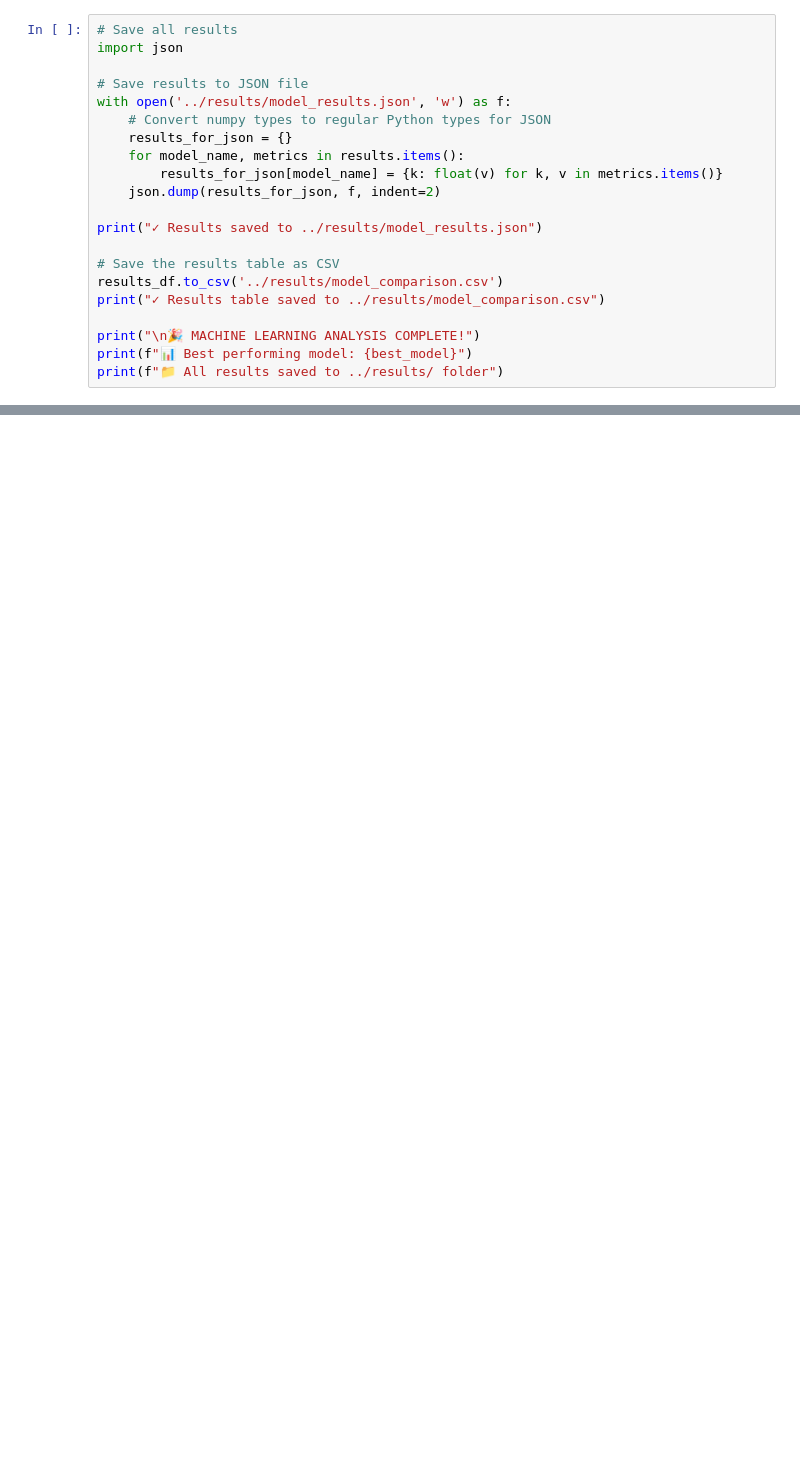
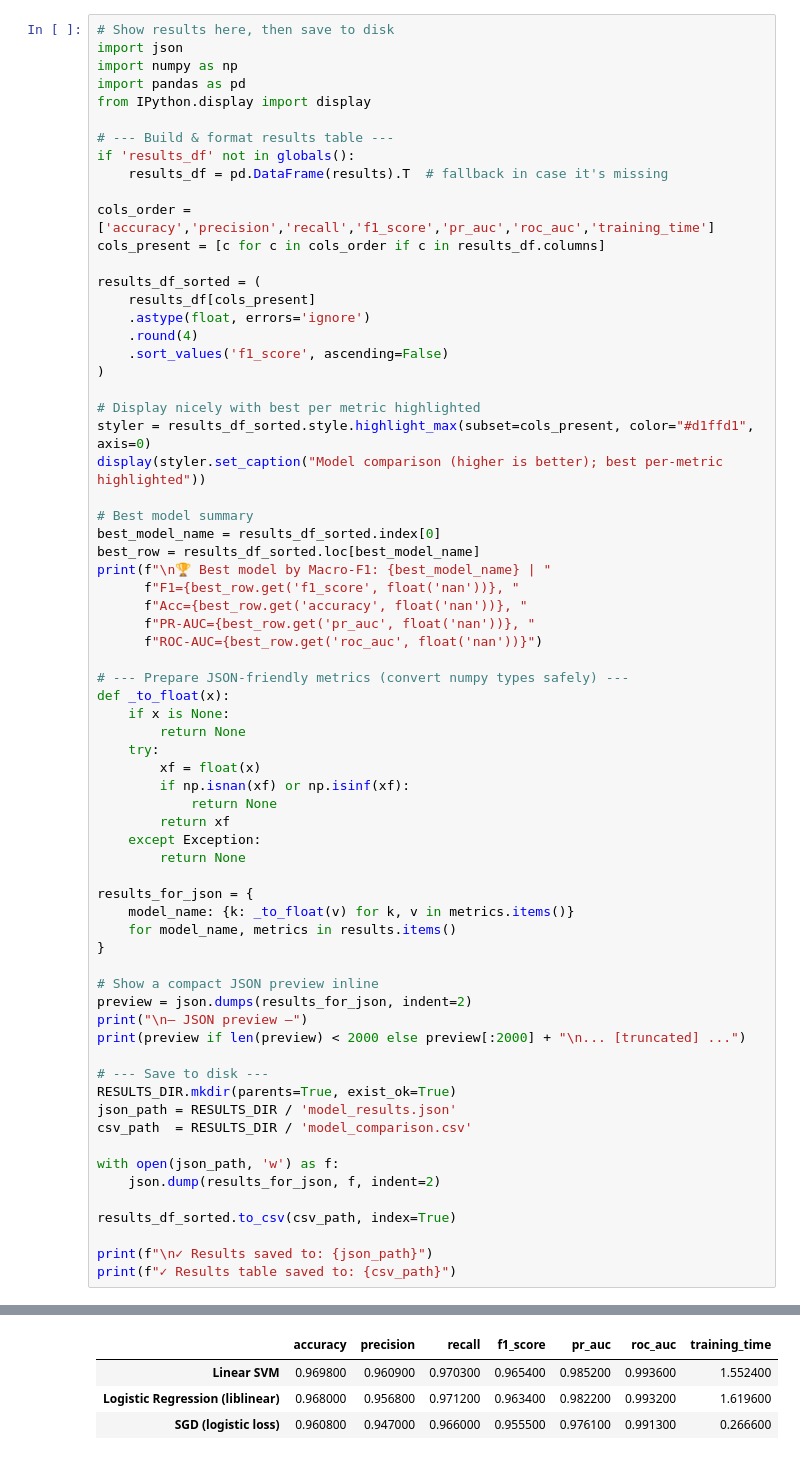
Before and after one commit to Sarasi-wc/misinformation-detection-project, a Jupyter notebook: 02_machine_learning.ipynb, the cells around one changed output, grey strips where cells are left out. Cells and saved outputs as stored; diff of their text form; blank space fills up the shorter version.

```diff
--- a/02_machine_learning.ipynb
+++ b/02_machine_learning.ipynb
@@ -155,22 +405,69 @@ print("✓ Visualizations created and saved!")
 # %%
-# Save all results
+# Show results here, then save to disk
 import json
+import numpy as np
+import pandas as pd
+from IPython.display import display
 
-# Save results to JSON file
-with open('../results/model_results.json', 'w') as f:
-    # Convert numpy types to regular Python types for JSON
-    results_for_json = {}
-    for model_name, metrics in results.items():
-        results_for_json[model_name] = {k: float(v) for k, v in metrics.items()}
+# --- Build & format results table ---
+if 'results_df' not in globals():
+    results_df = pd.DataFrame(results).T  # fallback in case it's missing
+
+cols_order = ['accuracy','precision','recall','f1_score','pr_auc','roc_auc','training_time']
+cols_present = [c for c in cols_order if c in results_df.columns]
+
+results_df_sorted = (
+    results_df[cols_present]
+    .astype(float, errors='ignore')
+    .round(4)
+    .sort_values('f1_score', ascending=False)
+)
+
+# Display nicely with best per metric highlighted
+styler = results_df_sorted.style.highlight_max(subset=cols_present, color="#d1ffd1", axis=0)
+display(styler.set_caption("Model comparison (higher is better); best per-metric highlighted"))
+
+# Best model summary
+best_model_name = results_df_sorted.index[0]
+best_row = results_df_sorted.loc[best_model_name]
+print(f"\n🏆 Best model by Macro-F1: {best_model_name} | "
+      f"F1={best_row.get('f1_score', float('nan'))}, "
+      f"Acc={best_row.get('accuracy', float('nan'))}, "
+      f"PR-AUC={best_row.get('pr_auc', float('nan'))}, "
+      f"ROC-AUC={best_row.get('roc_auc', float('nan'))}")
+
+# --- Prepare JSON-friendly metrics (convert numpy types safely) ---
+def _to_float(x):
+    if x is None:
+        return None
+    try:
+        xf = float(x)
+        if np.isnan(xf) or np.isinf(xf):
+            return None
+        return xf
+    except Exception:
+        return None
+
+results_for_json = {
+    model_name: {k: _to_float(v) for k, v in metrics.items()}
+    for model_name, metrics in results.items()
+}
+
+# Show a compact JSON preview inline
+preview = json.dumps(results_for_json, indent=2)
+print("\n— JSON preview —")
+print(preview if len(preview) < 2000 else preview[:2000] + "\n... [truncated] ...")
+
+# --- Save to disk ---
+RESULTS_DIR.mkdir(parents=True, exist_ok=True)
+json_path = RESULTS_DIR / 'model_results.json'
+csv_path  = RESULTS_DIR / 'model_comparison.csv'
+
+with open(json_path, 'w') as f:
     json.dump(results_for_json, f, indent=2)
 
-print("✓ Results saved to ../results/model_results.json")
+results_df_sorted.to_csv(csv_path, index=True)
 
-# Save the results table as CSV
-results_df.to_csv('../results/model_comparison.csv')
-print("✓ Results table saved to ../results/model_comparison.csv")
-
-print("\n🎉 MACHINE LEARNING ANALYSIS COMPLETE!")
-print(f"📊 Best performing model: {best_model}")
-print(f"📁 All results saved to ../results/ folder")
+print(f"\n✓ Results saved to: {json_path}")
+print(f"✓ Results table saved to: {csv_path}")
 # %% [output]
@@ -182,0 +475,4 @@ print(f"📁 All results saved to ../results/ folder")
+|  | accuracy | precision | recall | f1_score | pr_auc | roc_auc | training_time |
+| Linear SVM | 0.969800 | 0.960900 | 0.970300 | 0.965400 | 0.985200 | 0.993600 | 1.552400 |
+| Logistic Regression (liblinear) | 0.968000 | 0.956800 | 0.971200 | 0.963400 | 0.982200 | 0.993200 | 1.619600 |
+| SGD (logistic loss) | 0.960800 | 0.947000 | 0.966000 | 0.955500 | 0.976100 | 0.991300 | 0.266600 |
```
Also changed, not shown: parts of 16 cells of this notebook.
